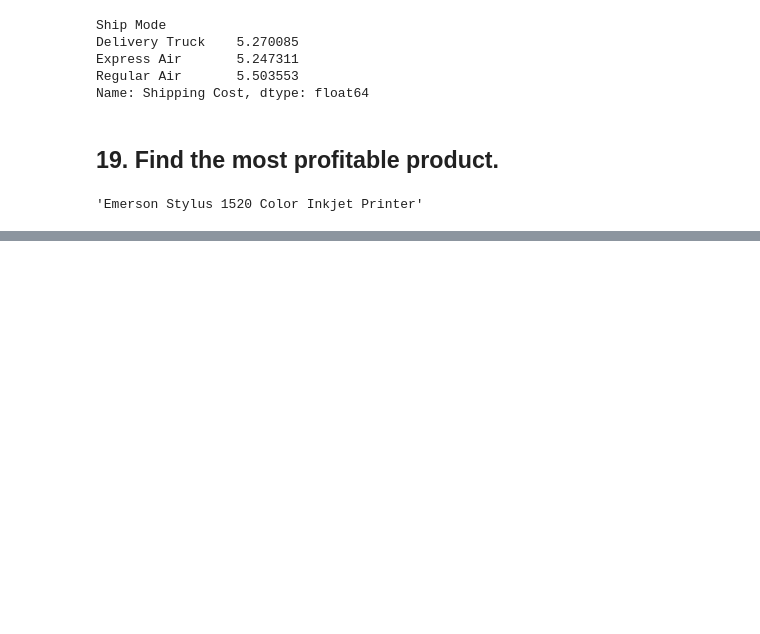
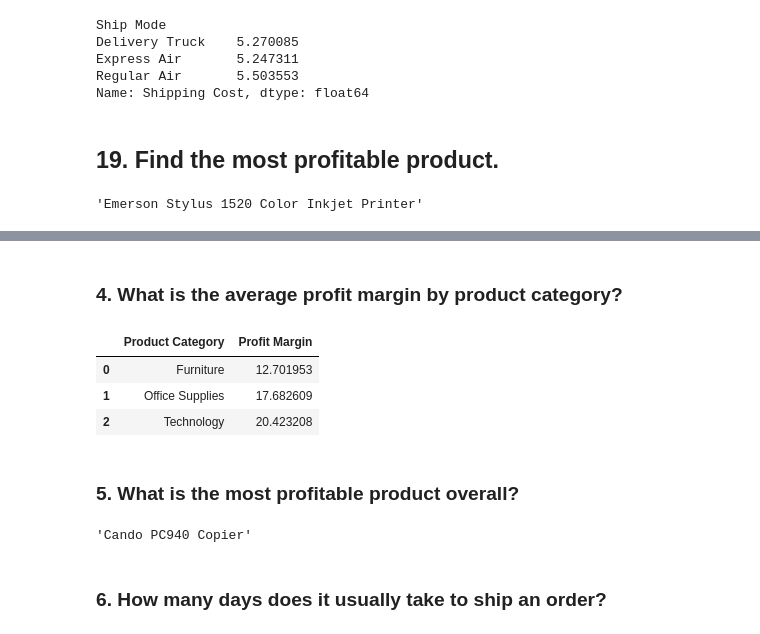
Before and after one commit to navedulhasan005/pandas_assesment, a Jupyter notebook: Retail_Sales_Analysis.ipynb, the cells around one changed output, grey strips where cells are left out. Drawn from its saved outputs; the diff is of its cells as text; code cells hidden in the pictures; blank space fills up the shorter version.

```diff
--- a/Retail_Sales_Analysis.ipynb
+++ b/Retail_Sales_Analysis.ipynb
@@ -415,0 +452,19 @@ Most_profitable.idxmax()
+# %% [markdown]
+### 4. What is the average profit margin by product category?
+# %%
+Profit_margin = df.groupby('Product Category')['Profit Margin'].mean().reset_index()
+Profit_margin
+# %% [output]
+|  | Product Category | Profit Margin |
+| 0 | Furniture | 12.701953 |
+| 1 | Office Supplies | 17.682609 |
+| 2 | Technology | 20.423208 |
+# %% [markdown]
+### 5. What is the most profitable product overall?
+# %%
+most_profitable = df.groupby('Product Name')['Total'].sum().sort_values(ascending=False)
+most_profitable.idxmax()
+# %% [output]
+'Cando PC940 Copier'
+# %% [markdown]
+### 6. How many days does it usually take to ship an order?
```
Also changed, not shown: parts of 35 cells of this notebook.
